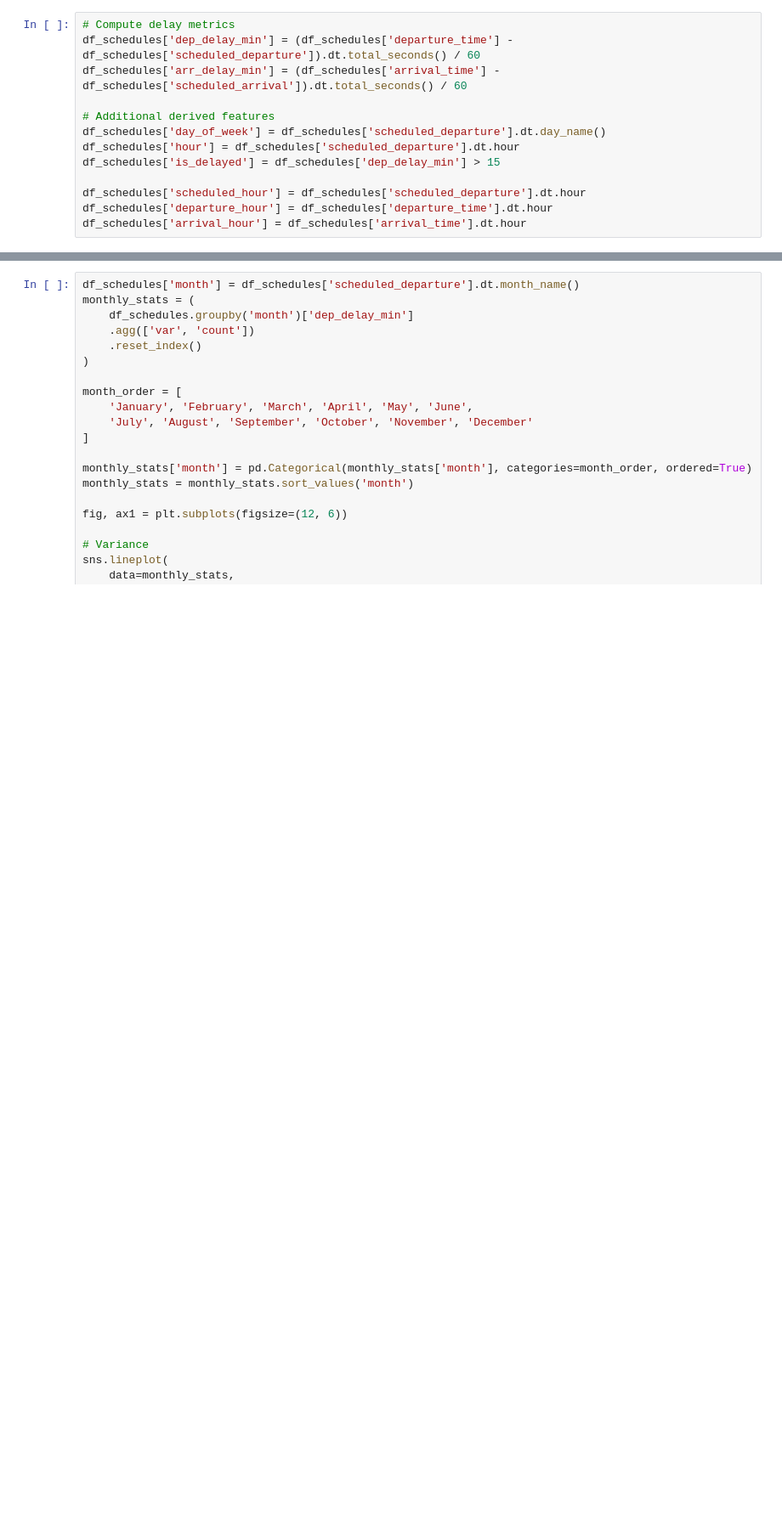
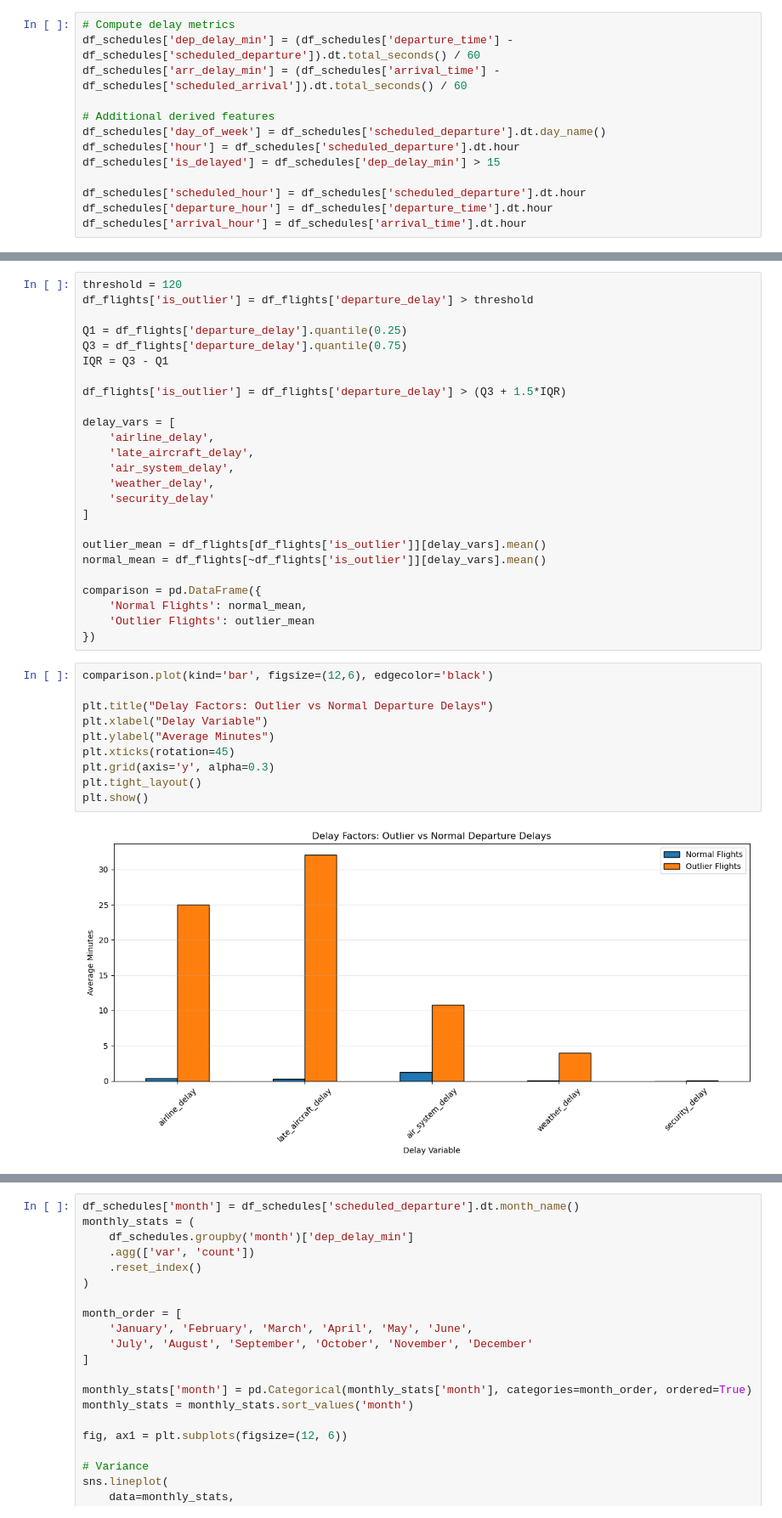
Before and after one commit to GuilhermeDellatin/fiap-machine-learning-tech-challenge-3, a Jupyter notebook: flight-analysis.ipynb, the cells around one changed output, grey strips where cells are left out. Shown at 85% size. Saved outputs shown, nothing was run; the diff lists cells and outputs as text; blank space fills up the shorter version.

Commit message:
Adding the analyzes of the data

```diff
--- a/flight-analysis.ipynb
+++ b/flight-analysis.ipynb
@@ -197 +161,38 @@ plt.show()
+# %%
+threshold = 120
+df_flights['is_outlier'] = df_flights['departure_delay'] > threshold
+
+Q1 = df_flights['departure_delay'].quantile(0.25)
+Q3 = df_flights['departure_delay'].quantile(0.75)
+IQR = Q3 - Q1
+
+df_flights['is_outlier'] = df_flights['departure_delay'] > (Q3 + 1.5*IQR)
+
+delay_vars = [
+    'airline_delay',
+    'late_aircraft_delay',
+    'air_system_delay',
+    'weather_delay',
+    'security_delay'
+]
+
+outlier_mean = df_flights[df_flights['is_outlier']][delay_vars].mean()
+normal_mean = df_flights[~df_flights['is_outlier']][delay_vars].mean()
+
+comparison = pd.DataFrame({
+    'Normal Flights': normal_mean,
+    'Outlier Flights': outlier_mean
+})
+# %%
+comparison.plot(kind='bar', figsize=(12,6), edgecolor='black')
+
+plt.title("Delay Factors: Outlier vs Normal Departure Delays")
+plt.xlabel("Delay Variable")
+plt.ylabel("Average Minutes")
+plt.xticks(rotation=45)
+plt.grid(axis='y', alpha=0.3)
+plt.tight_layout()
+plt.show()
+# %% [output]
+[figure, added]
 # %% [markdown]
```
Also changed, not shown: parts of 38 cells of this notebook.
